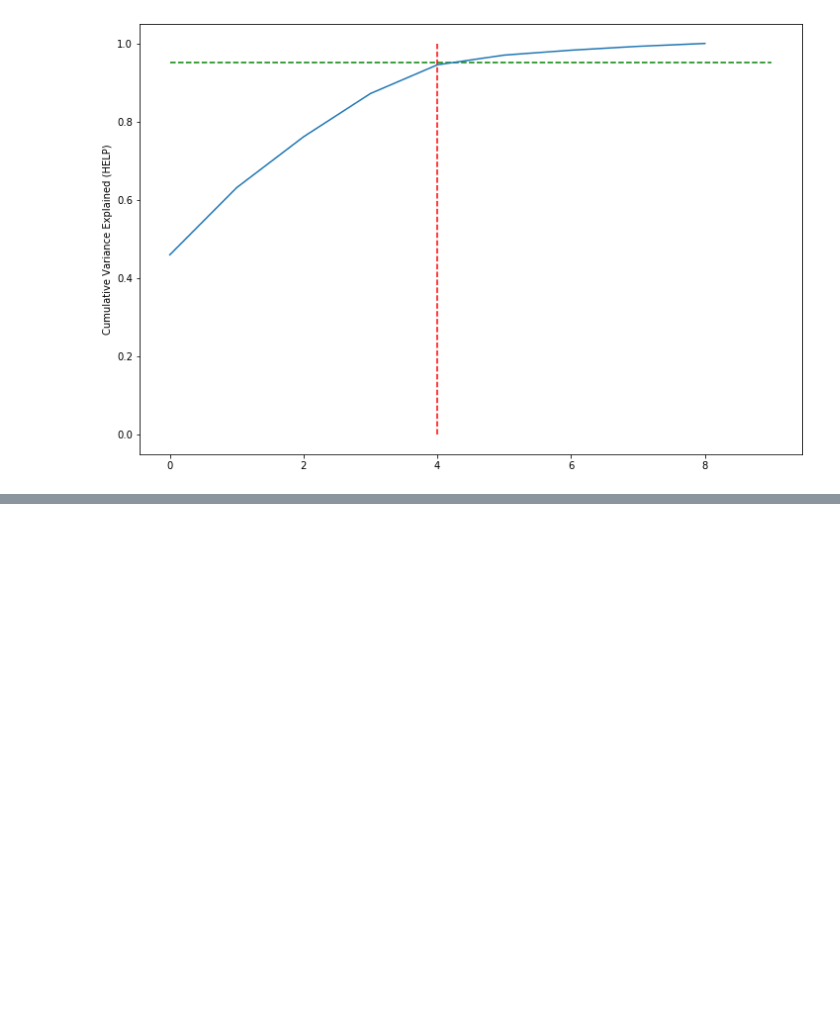
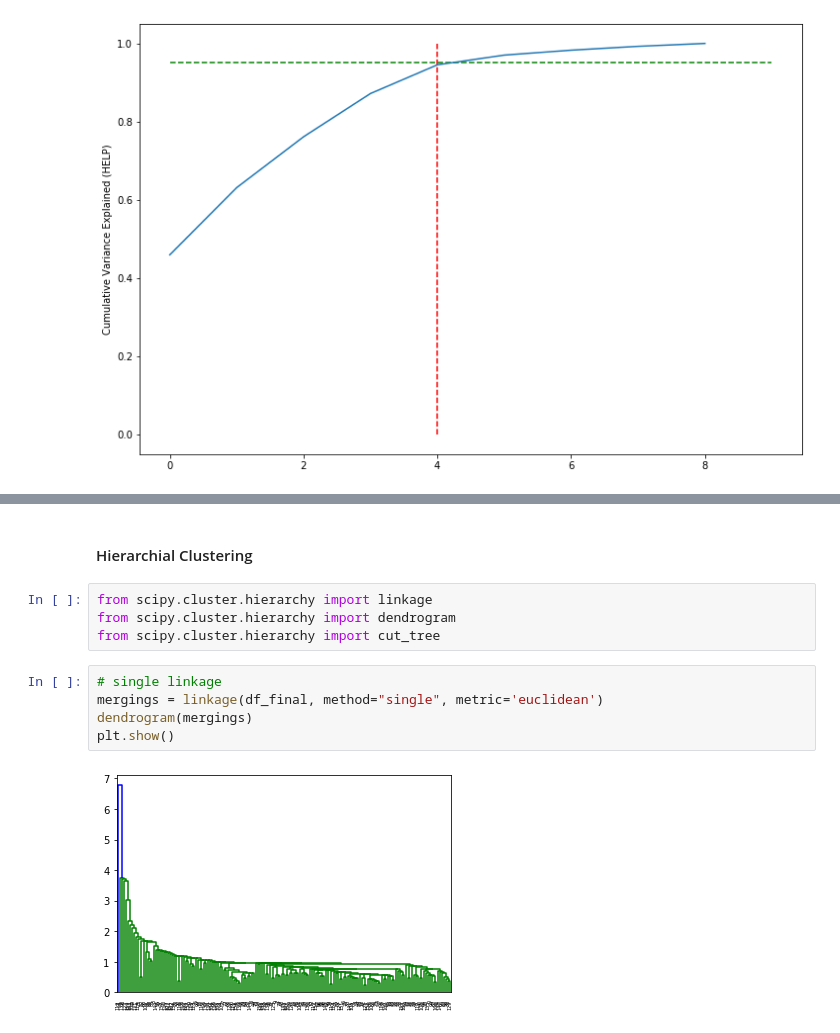
Before and after one commit to anishmahapatra/masters-machine-learning-1, a Jupyter notebook: 04DimensionalityReduction-pca/pca-help-assignment/pca-clustering-help-assignment-v1.ipynb, the cells around one changed output, grey strips where cells are left out. Saved outputs shown, nothing was run; the diff lists cells and outputs as text; blank space fills up the shorter version.

```diff
--- a/04DimensionalityReduction-pca/pca-help-assignment/pca-clustering-help-assignment-v1.ipynb
+++ b/04DimensionalityReduction-pca/pca-help-assignment/pca-clustering-help-assignment-v1.ipynb
@@ -283,0 +372,13 @@ plt.show()
+# %% [markdown]
+#### Hierarchial Clustering
+# %%
+from scipy.cluster.hierarchy import linkage
+from scipy.cluster.hierarchy import dendrogram
+from scipy.cluster.hierarchy import cut_tree
+# %%
+# single linkage
+mergings = linkage(df_final, method="single", metric='euclidean')
+dendrogram(mergings)
+plt.show()
+# %% [output]
+[figure, added]
```
Also changed, not shown: parts of 23 cells of this notebook.
